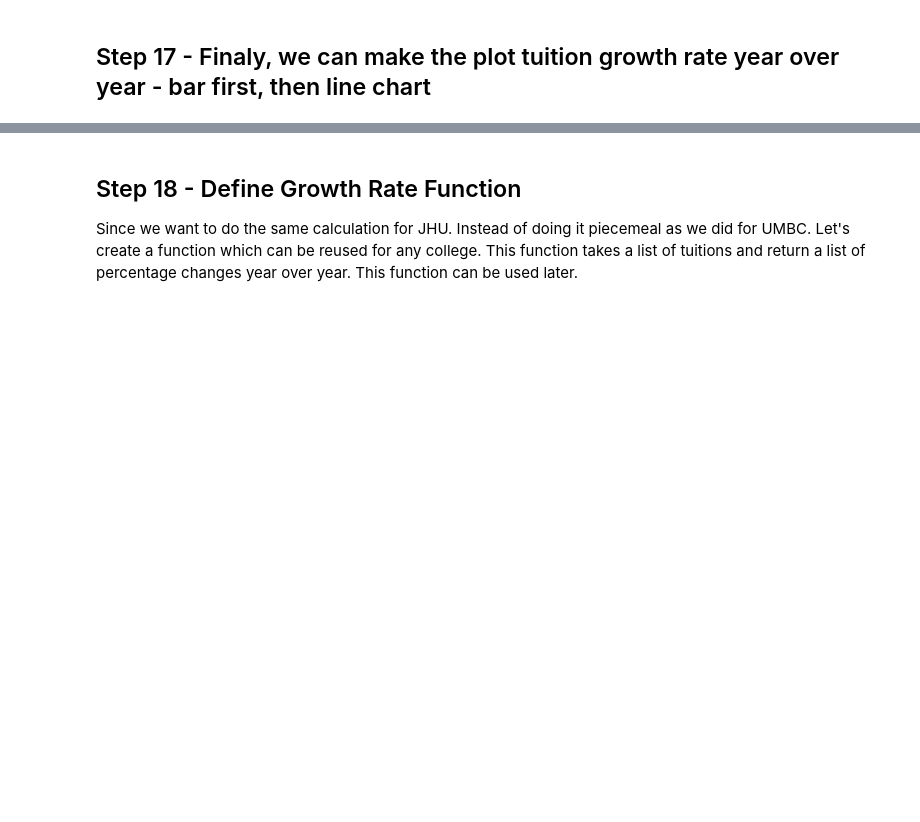
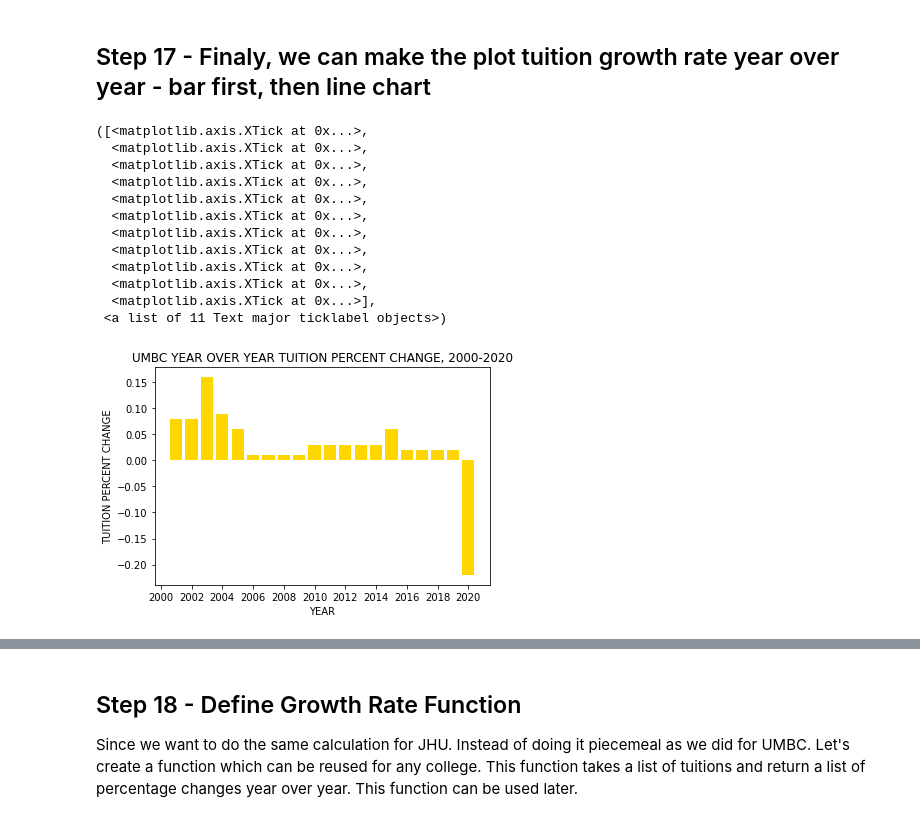
Before and after one commit to davidsadovy/data690_fall2022, a Jupyter notebook: assignment_06/assignment_06.ipynb, the cells around one changed output, grey strips where cells are left out. Drawn from its saved outputs; the diff is of its cells as text; code cells hidden in the pictures; blank space fills up the shorter version.

```diff
--- a/assignment_06/assignment_06.ipynb
+++ b/assignment_06/assignment_06.ipynb
@@ -511,4 +527,25 @@ See the caveats in the documentation: https://pandas.pydata.org/pandas-docs/stab
 | 171401 | 163268 | University of Maryland-Baltimore ... | 9420.0 | 2020 | -0.22 |
 # %% [markdown]
 ## Step 17 - Finaly, we can make the plot tuition growth rate year over year - bar first, then line chart
+# %%
+# using gold, which is one of UMBC's official colors
+plt.bar((df_UMBC["YEAR"]), df_UMBC["PCT_CHANGE"], color="gold")
+plt.xlabel("YEAR")
+plt.ylabel("TUITION PERCENT CHANGE")
+plt.title("UMBC YEAR OVER YEAR TUITION PERCENT CHANGE, 2000-2020")
+plt.xticks(np.arange(2000, 2021, 2))
+# %% [output]
+([<matplotlib.axis.XTick at 0x...>,
+  <matplotlib.axis.XTick at 0x...>,
+  <matplotlib.axis.XTick at 0x...>,
+  <matplotlib.axis.XTick at 0x...>,
+  <matplotlib.axis.XTick at 0x...>,
+  <matplotlib.axis.XTick at 0x...>,
+  <matplotlib.axis.XTick at 0x...>,
+  <matplotlib.axis.XTick at 0x...>,
+  <matplotlib.axis.XTick at 0x...>,
+  <matplotlib.axis.XTick at 0x...>,
+  <matplotlib.axis.XTick at 0x...>],
+ <a list of 11 Text major ticklabel objects>)
+[figure, added]
 # %%
```
Also changed, not shown: parts of 21 cells of this notebook.
